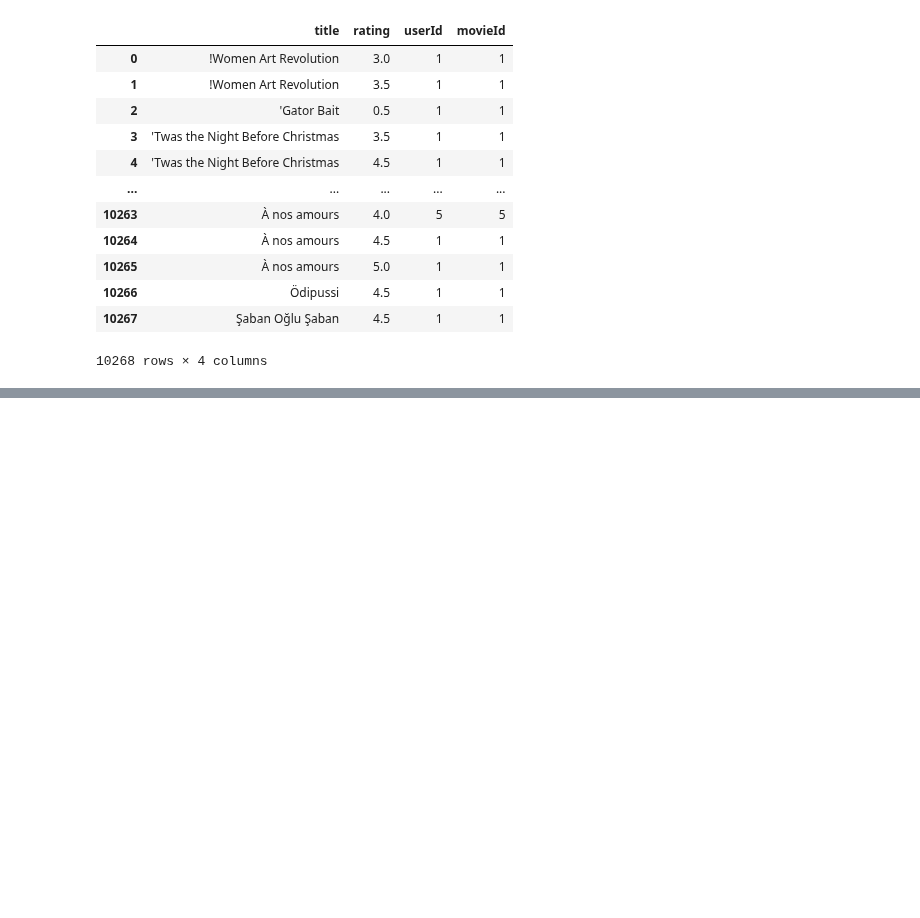
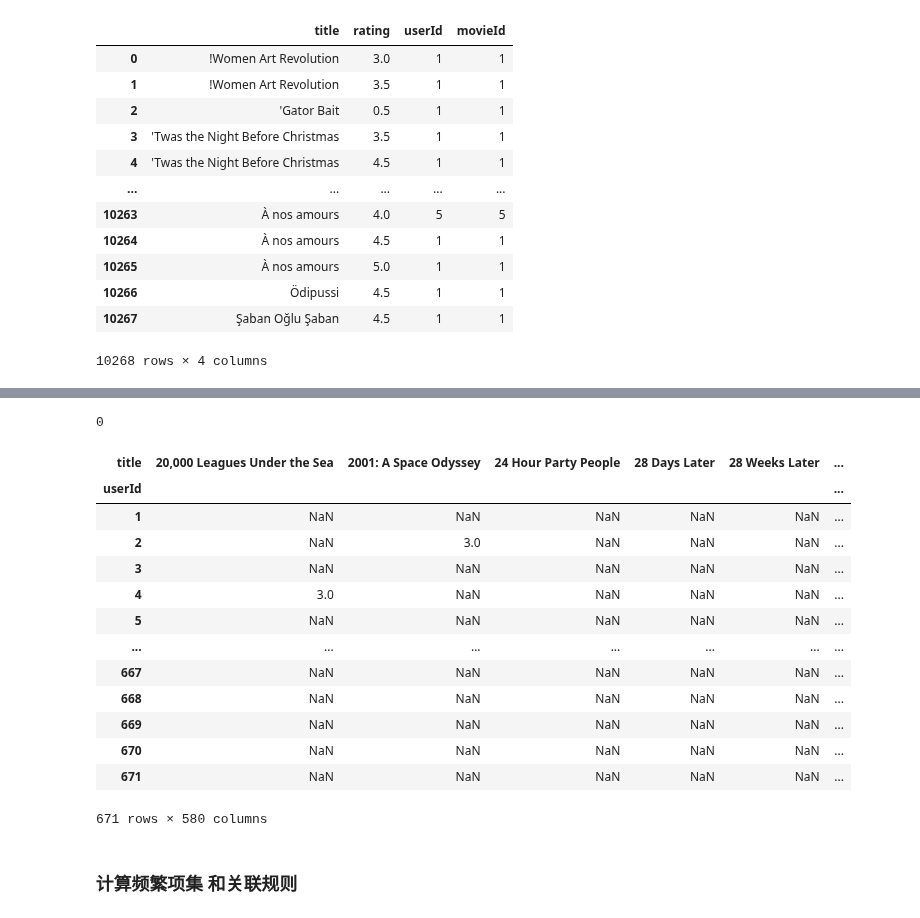
Before and after one commit to OcaenEyes/ML, a Jupyter notebook: AI训练赛/基于关联规则算法实现电影推荐系统/基于关联规则算法实现电影推荐.ipynb, the cells around one changed output, grey strips where cells are left out. Drawn from its saved outputs; the diff is of its cells as text; code cells hidden in the pictures; blank space fills up the shorter version.

```diff
--- a/AI训练赛/基于关联规则算法实现电影推荐系统/基于关联规则算法实现电影推荐.ipynb
+++ b/AI训练赛/基于关联规则算法实现电影推荐系统/基于关联规则算法实现电影推荐.ipynb
@@ -377,0 +477,2 @@ ratings_df_s.groupby([ratings_df_s['title'],ratings_df_s['rating']]).count().res
+# %%
+ratings_df_s_top.drop(['index'],axis=1,inplace=True)
@@ -377,0 +566,2 @@ ratings_df_s.groupby([ratings_df_s['title'],ratings_df_s['rating']]).count().res
+# %%
+ratings_df_s_cntD20 = ratings_df_s[ratings_df_s['title'].isin(ratings_df_s_top['title'])]
@@ -377,0 +590,2 @@ ratings_df_s.groupby([ratings_df_s['title'],ratings_df_s['rating']]).count().res
+# %%
+ratings_df_s_cntD20=ratings_df_s_cntD20.drop_duplicates(['userId','title']) # 只保留每个用户对每个电影的一条评论记录
@@ -377,0 +608,24 @@ ratings_df_s.groupby([ratings_df_s['title'],ratings_df_s['rating']]).count().res
+# %%
+ratings_df_s_cntD20.duplicated(['userId','title']).sum()
+# %% [output]
+0
+# %%
+# 将一个dataframe的记录数据整合成表格，而且是按照pivot(‘index=xx’,’columns=xx’,’values=xx’)来整合的。还有另外一种写法，就是pivot(‘索引列’，‘列名’，‘值’)。
+ratings_df_s_cntD20_for_apriori = ratings_df_s_cntD20.pivot(index='userId',columns='title',values='rating')
+# %%
+ratings_df_s_cntD20_for_apriori
+# %% [output]
+| title | 20,000 Leagues Under the Sea | 2001: A Space Odyssey | 24 Hour Party People | 28 Days Later | 28 Weeks Later | ... |
+| userId |  |  |  |  |  | ... |
+| 1 | NaN | NaN | NaN | NaN | NaN | ... |
+| 2 | NaN | 3.0 | NaN | NaN | NaN | ... |
+| 3 | NaN | NaN | NaN | NaN | NaN | ... |
+| 4 | 3.0 | NaN | NaN | NaN | NaN | ... |
+| 5 | NaN | NaN | NaN | NaN | NaN | ... |
+| ... | ... | ... | ... | ... | ... | ... |
+| 667 | NaN | NaN | NaN | NaN | NaN | ... |
+| 668 | NaN | NaN | NaN | NaN | NaN | ... |
+| 669 | NaN | NaN | NaN | NaN | NaN | ... |
+| 670 | NaN | NaN | NaN | NaN | NaN | ... |
+| 671 | NaN | NaN | NaN | NaN | NaN | ... |
+671 rows × 580 columns
@@ -377,0 +642,2 @@ ratings_df_s.groupby([ratings_df_s['title'],ratings_df_s['rating']]).count().res
+# %% [markdown]
+### 计算频繁项集  和关联规则
```
Also changed, not shown: parts of 82 cells of this notebook.
